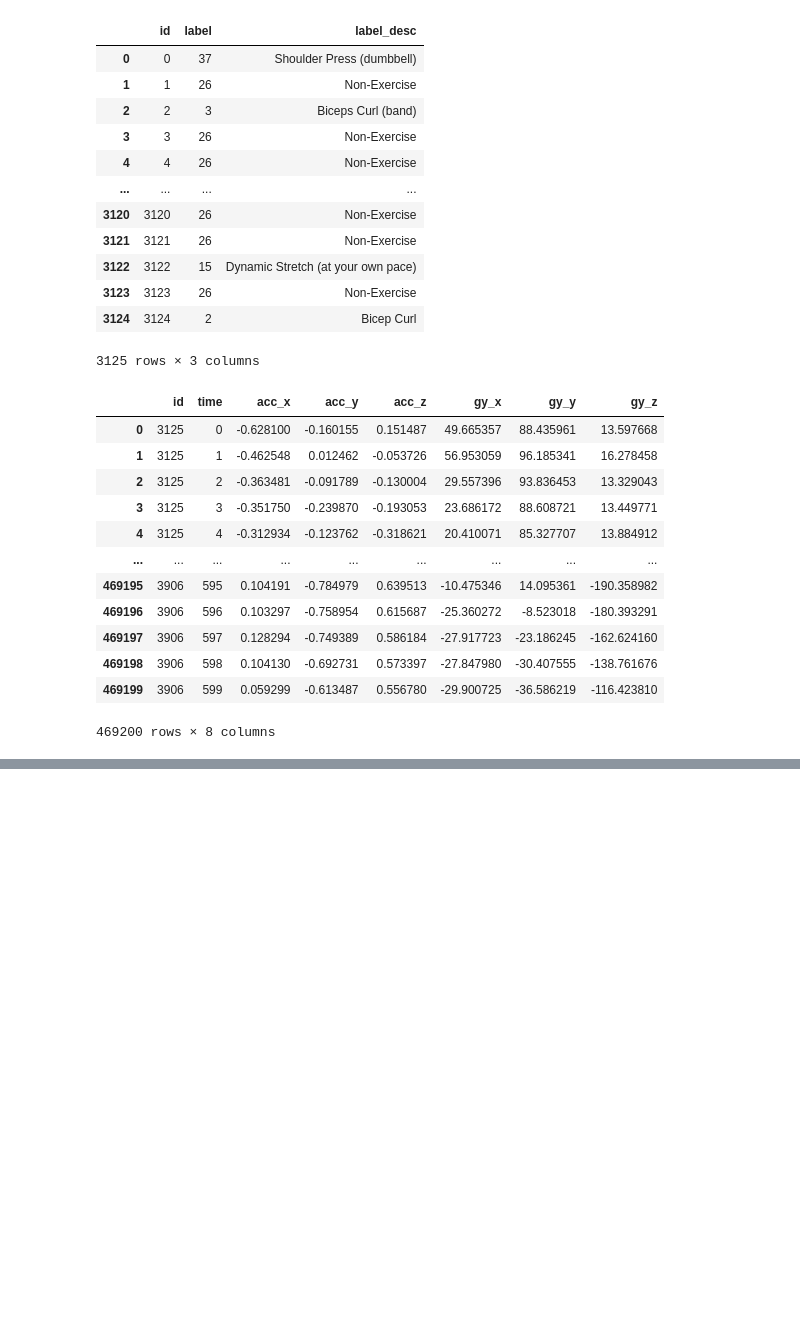
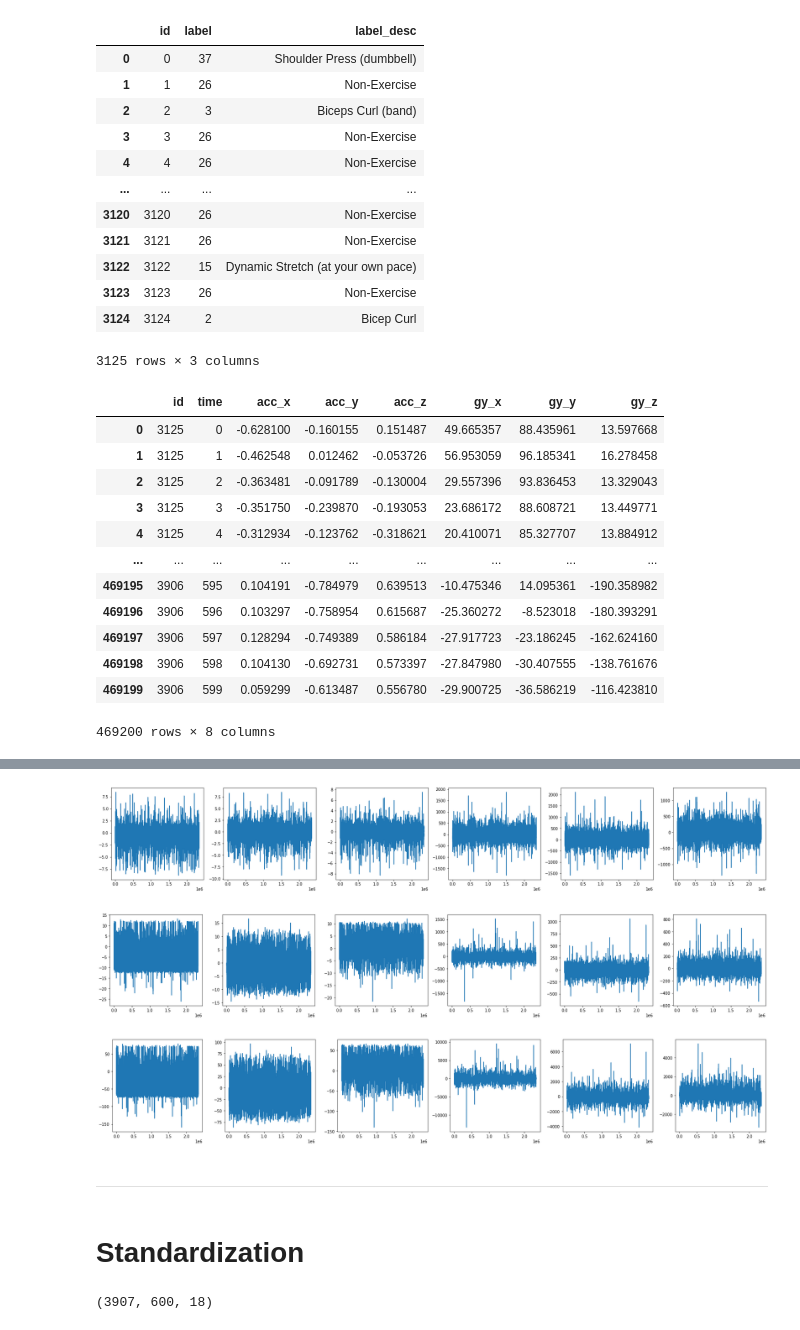
Before and after one commit to Kitsunetic/motion-classification-dacon, a Jupyter notebook: EDA.ipynb, the cells around one changed output, grey strips where cells are left out. Cells and saved outputs as stored; diff of their text form; code cells hidden in the pictures; blank space fills up the shorter version.

```diff
--- a/EDA.ipynb
+++ b/EDA.ipynb
@@ -74,0 +224,2 @@ for i, name in enumerate(train_y.label_desc.unique(), 1):
+# %%
+X = np.concatenate([X, additives], axis=2)
@@ -74,0 +243,33 @@ for i, name in enumerate(train_y.label_desc.unique(), 1):
+# %%
+plt.figure(figsize=(24, 4))
+for i in range(6):
+    plt.subplot(1, 6, i + 1)
+    plt.plot(X[..., i].flatten())
+plt.tight_layout()
+plt.show()
+
+plt.figure(figsize=(24, 4))
+for i in range(6):
+    plt.subplot(1, 6, i + 1)
+    plt.plot(X[..., 6 + i].flatten())
+plt.tight_layout()
+plt.show()
+
+plt.figure(figsize=(24, 4))
+for i in range(6):
+    plt.subplot(1, 6, i + 1)
+    plt.plot(X[..., 12 + i].flatten())
+plt.tight_layout()
+plt.show()
+# %% [output]
+[figure, added]
+[figure, added]
+[figure, added]
+# %% [markdown]
+---
+# %% [markdown]
+# Standardization
+# %%
+X.shape
+# %% [output]
+(3907, 600, 18)
```
Also changed, not shown: parts of 41 cells of this notebook.
